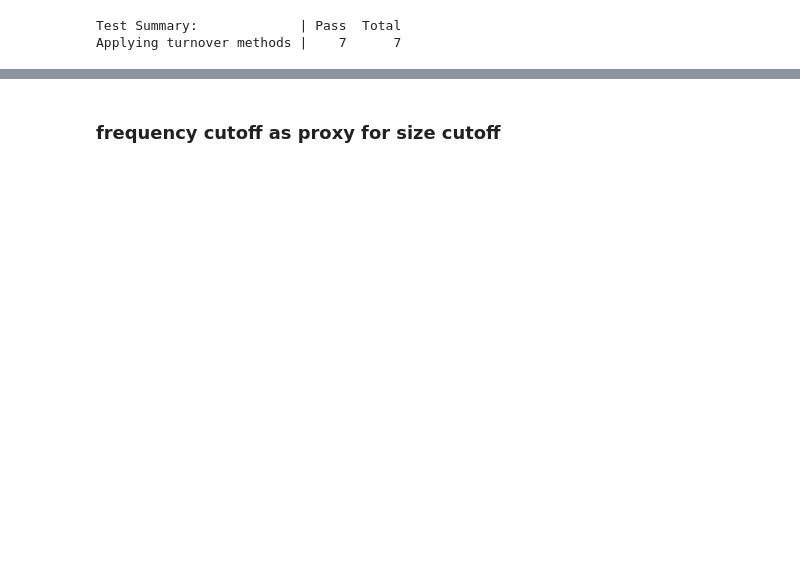
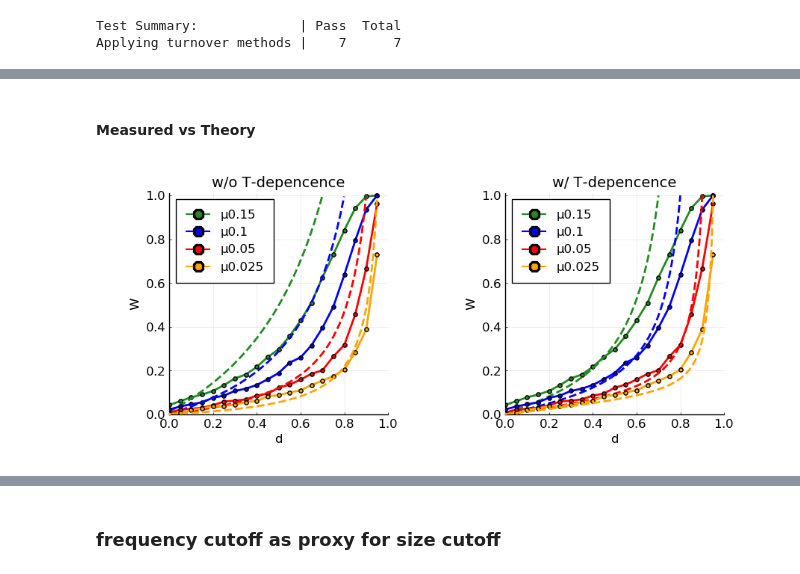
Before and after one commit to aangaji/Turnover, a Jupyter notebook: clone_turnover.ipynb, the cells around one changed output, grey strips where cells are left out. Saved outputs shown, nothing was run; the diff lists cells and outputs as text; code cells hidden in the pictures; blank space fills up the shorter version.

```diff
--- a/clone_turnover.ipynb
+++ b/clone_turnover.ipynb
@@ -44,0 +106,24 @@ b, d, μ = 1., 0.8, 0.1
+# %% [markdown]
+#### Measured vs Theory
+# %%
+p = plot(layout=(1,2), size=(900,400), legend=:topleft, margin=5Plots.mm, aspect_ratio=1,
+        xaxis = ("d", (0, 1.01)), yaxis = ("W", (0, 1.01)), yguidefontrotation=-0,
+        legendfont = (12), guidefont = (12), tickfont = (12), xticks=0.:0.2:1., yticks=0.:0.2:1.)
+
+colors = [:forestgreen,:blue,:red,:orange]
+for (i,res) in enumerate(sim)
+    b, μ, N = res[:b],res[:μ],res[:Ncutoff]
+    ds = res[:d]
+    qs = q.(ds; b=b, μ=μ)
+    plot!(p[1], ds ,res[:turnover], xlab=:d, lab="μ$(μ/2)", marker=:o, ms=4., xlims=(0,1), lw=2., c=colors[i], title="w/o T-depencence")
+    plot!(p[2], ds ,res[:turnover], xlab=:d, lab="μ$(μ/2)", marker=:o, ms=4., xlims=(0,1), lw=2., c=colors[i], title="w/ T-depencence")
+
+    ds = 0.0:0.001:b*(1-μ)
+    qs = q.(ds; b=b, μ=μ)
+    plot!(p[1], ds ,turnover.(qs; μ=μ), lab="", lw=2., style=:dash, c=colors[i])
+    plot!(p[2], ds ,[ Turnover.W_estranged(d; b=b, μ=μ, T=log(N)/(1. -d)) for d in ds], lab="", lw=2., style=:dash, c=colors[i])
+
+end
+plot!()
+# %% [output]
+[figure, added]
```
Also changed, not shown: parts of 135 cells of this notebook, 37 other files.
